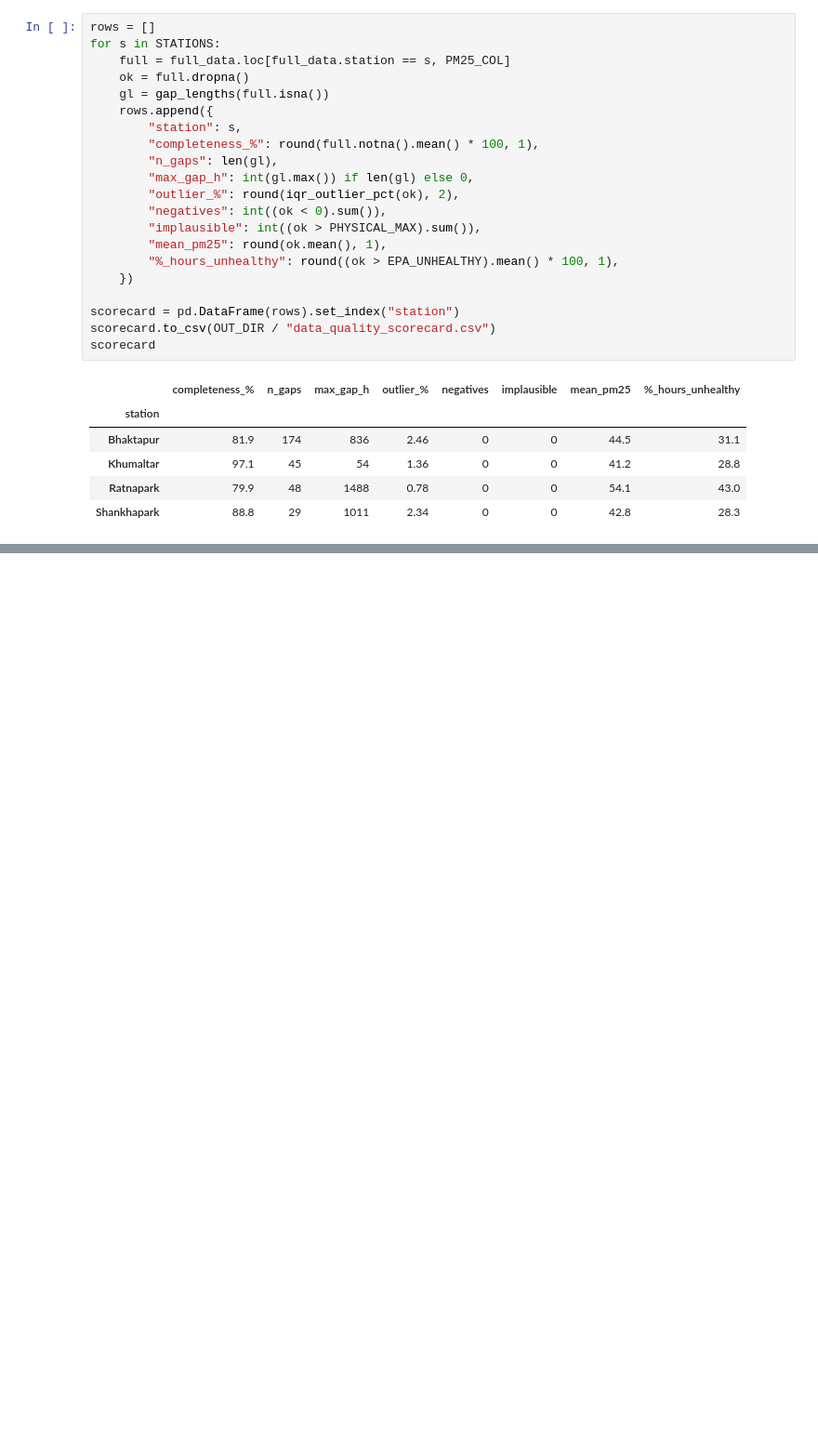
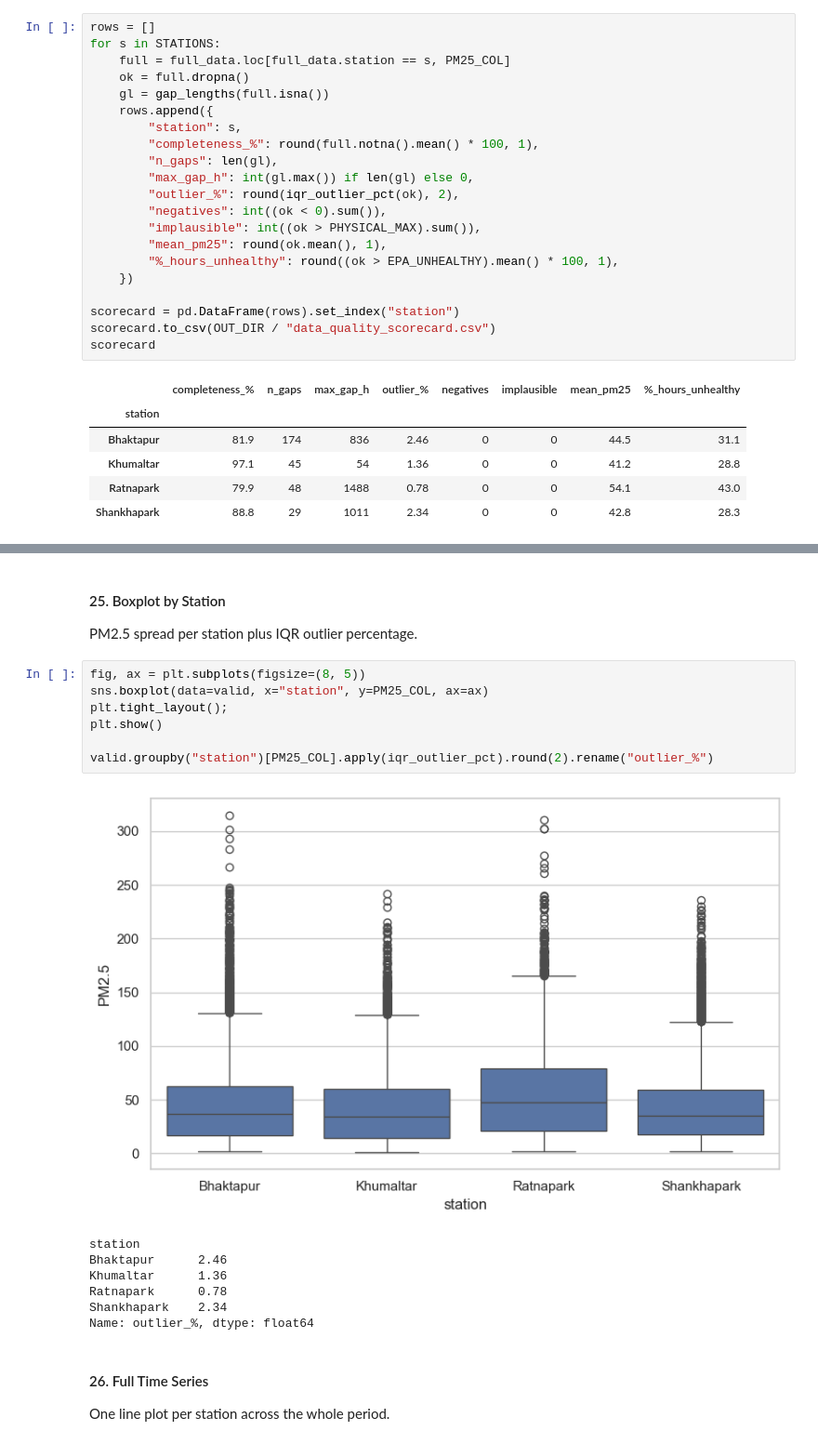
Before and after one commit to susmitahkhanal/kathmandu_pm25_forecasting, a Jupyter notebook: index.ipynb, the cells around one changed output, grey strips where cells are left out. Shown at 93% size. Saved outputs shown, nothing was run; the diff lists cells and outputs as text; blank space fills up the shorter version.

```diff
--- a/index.ipynb
+++ b/index.ipynb
@@ -411,0 +441,23 @@ scorecard
+# %% [markdown]
+#### 25. Boxplot by Station
+
+PM2.5 spread per station plus IQR outlier percentage.
+# %%
+fig, ax = plt.subplots(figsize=(8, 5))
+sns.boxplot(data=valid, x="station", y=PM25_COL, ax=ax)
+plt.tight_layout();
+plt.show()
+
+valid.groupby("station")[PM25_COL].apply(iqr_outlier_pct).round(2).rename("outlier_%")
+# %% [output]
+[figure, added]
+station
+Bhaktapur      2.46
+Khumaltar      1.36
+Ratnapark      0.78
+Shankhapark    2.34
+Name: outlier_%, dtype: float64
+# %% [markdown]
+#### 26. Full Time Series
+
+One line plot per station across the whole period.
```
Also changed, not shown: parts of 11 cells of this notebook.
